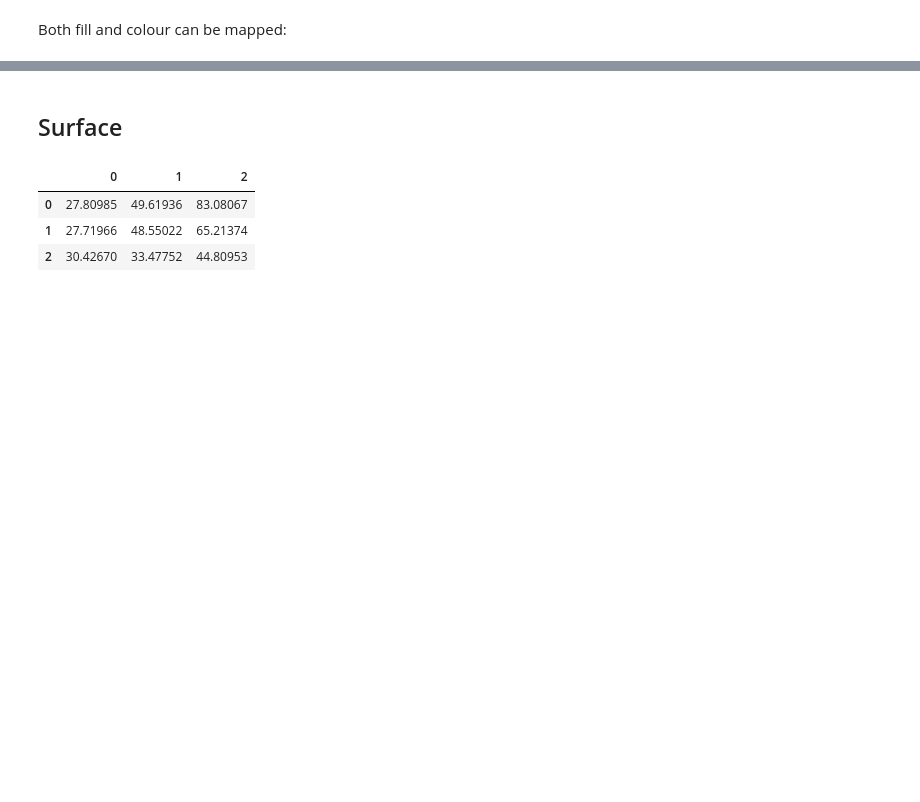
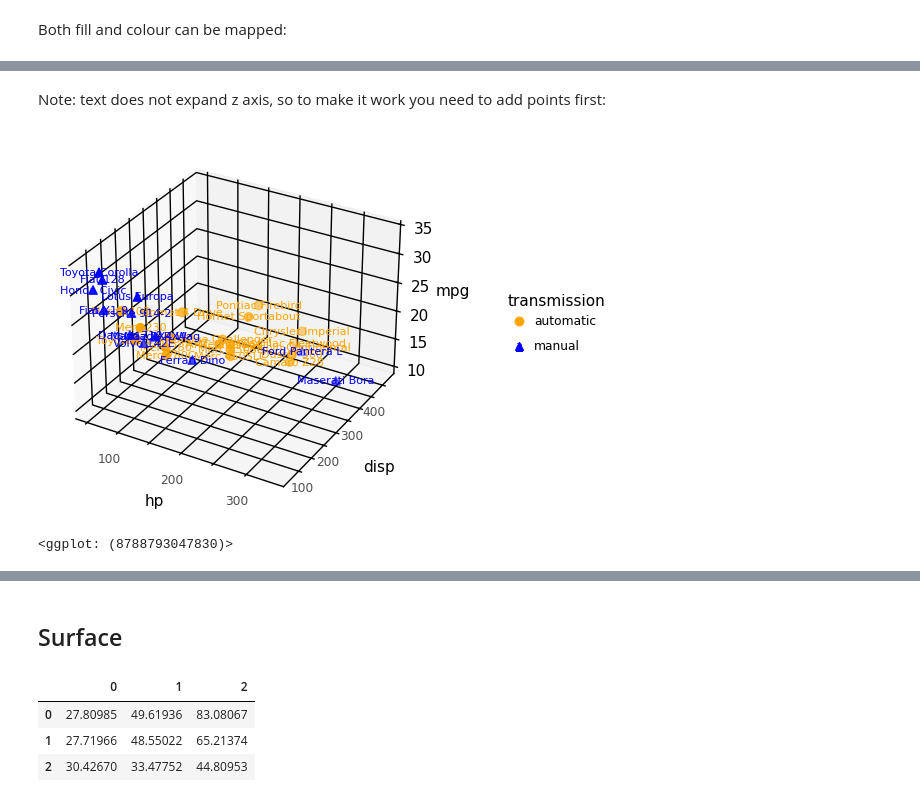
Before and after one commit to krassowski/plotnine3d, a Jupyter notebook: Examples.ipynb, the cells around one changed output, grey strips where cells are left out. Cells and saved outputs as stored; diff of their text form; code cells hidden in the pictures; blank space fills up the shorter version.

```diff
--- a/Examples.ipynb
+++ b/Examples.ipynb
@@ -64,0 +78,7 @@ p + aes(fill='vs') + geom_point_3d(stroke=1.5, size=2.2)
+# %% [markdown]
+Note: text does not expand z axis, so to make it work you need to add points first:
+# %%
+p + geom_point_3d(size=3) + geom_text_3d(aes(label='name'), size=8)
+# %% [output]
+[figure, added]
+<ggplot: (8788793047830)>
```
Also changed, not shown: parts of 24 cells of this notebook, 4 other files.
